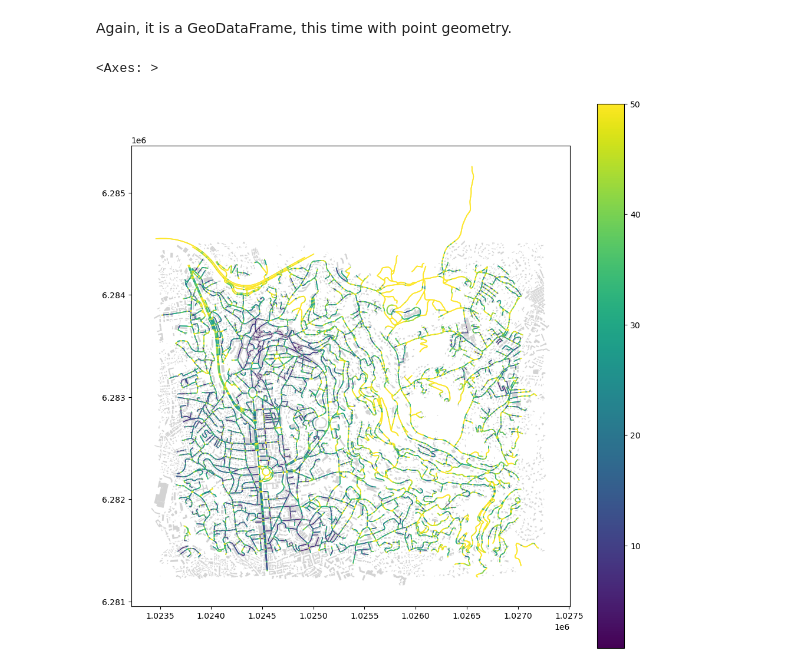
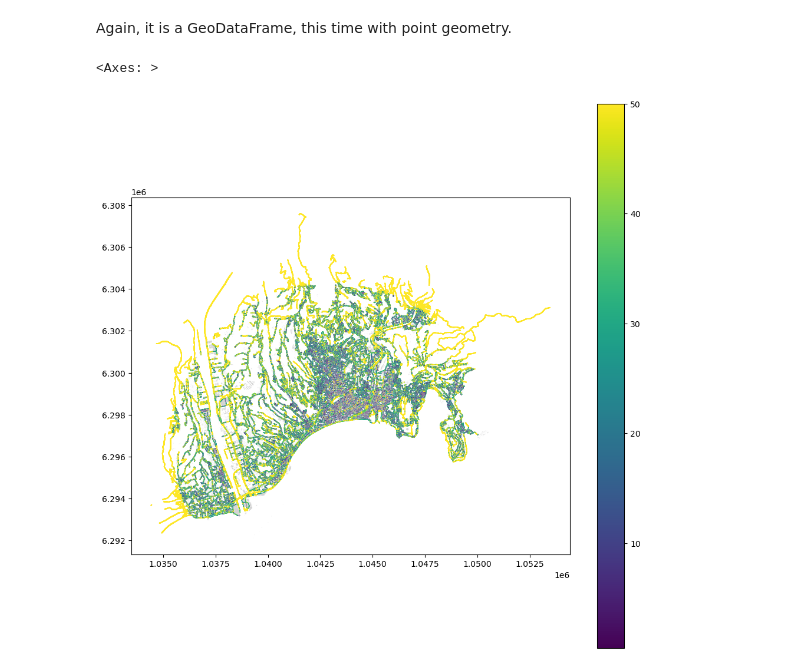
Before and after one commit to uscuni/streetscape, a Jupyter notebook: example-france.ipynb, the cells around one changed output. Drawn from its saved outputs; the diff is of its cells as text; code cells hidden in the pictures.

```diff
--- a/example-france.ipynb
+++ b/example-france.ipynb
@@ -23,7 +10,7 @@ warnings.filterwarnings(
 # %% [markdown]
 Read all the data. Only streets and buildings are required.
 # %%
-streets = gpd.read_file("/data/uscuni-streetscape/data_from_marek/select/gdf_streets_select.gpkg")
-buildings = gpd.read_file("/data/uscuni-streetscape/data_from_marek/select/gdf_buildings_select.gpkg")
-plots = gpd.read_file("/data/uscuni-streetscape/data_from_marek/select/gdf_parcels_select.gpkg")
-dtm = rioxarray.open_rasterio("/data/uscuni-streetscape/data_from_marek/dtm/dtm_raw/RGEALTI_FXX_1025_6285_MNT_LAMB93_IGN69.asc")
+streets = gpd.read_file("data/input/streets.gpkg")
+buildings = gpd.read_file("data/input/buildings.gpkg")
+plots = gpd.read_file("data/input/plots.gpkg")
+dtm = rioxarray.open_rasterio("data/input/dtm_5m.tiff")
@@ -30,6 +25,9 @@ dtm = rioxarray.open_rasterio("/data/uscuni-streetscape/data_from_marek/dtm/dtm_
+# %%
+labels, names = pd.factorize(buildings["USAGE1"])
+buildings["category"] = labels
 # %% [markdown]
 Initiate the class. This will dricectly compute builk of the sightline indicators based on streets and buildings.
 # %%
 %%time
-sc = Streetscape(streets, buildings, category_col="inbiac_clu", height_col="H")
+sc = momepy.Streetscape(streets, buildings, category_col="category", height_col="HAUTEUR")
 # %% [output]
@@ -87,0 +79,5 @@ Wall time: 1.85 s
+# %%
+point_df = sc.point_level()
+
+point_df.to_parquet('data/output/point_level.parquet')
+point_df.head()
@@ -88,8 +93,8 @@ Wall time: 1.85 s
 # %% [markdown]
 Again, it is a GeoDataFrame, this time with point geometry.
 # %%
-ax = point_df.plot("OS", figsize=(12, 12), legend=True, markersize=.1)
+ax = point_df.plot("os", figsize=(12, 12), legend=True, markersize=.1)
 buildings.plot(ax=ax, color="lightgray")
 # %% [output]
 <Axes: >
-[figure, old version]
+[figure, new version]
```
Also changed, not shown: parts of 13 cells of this notebook, 33 other files.
